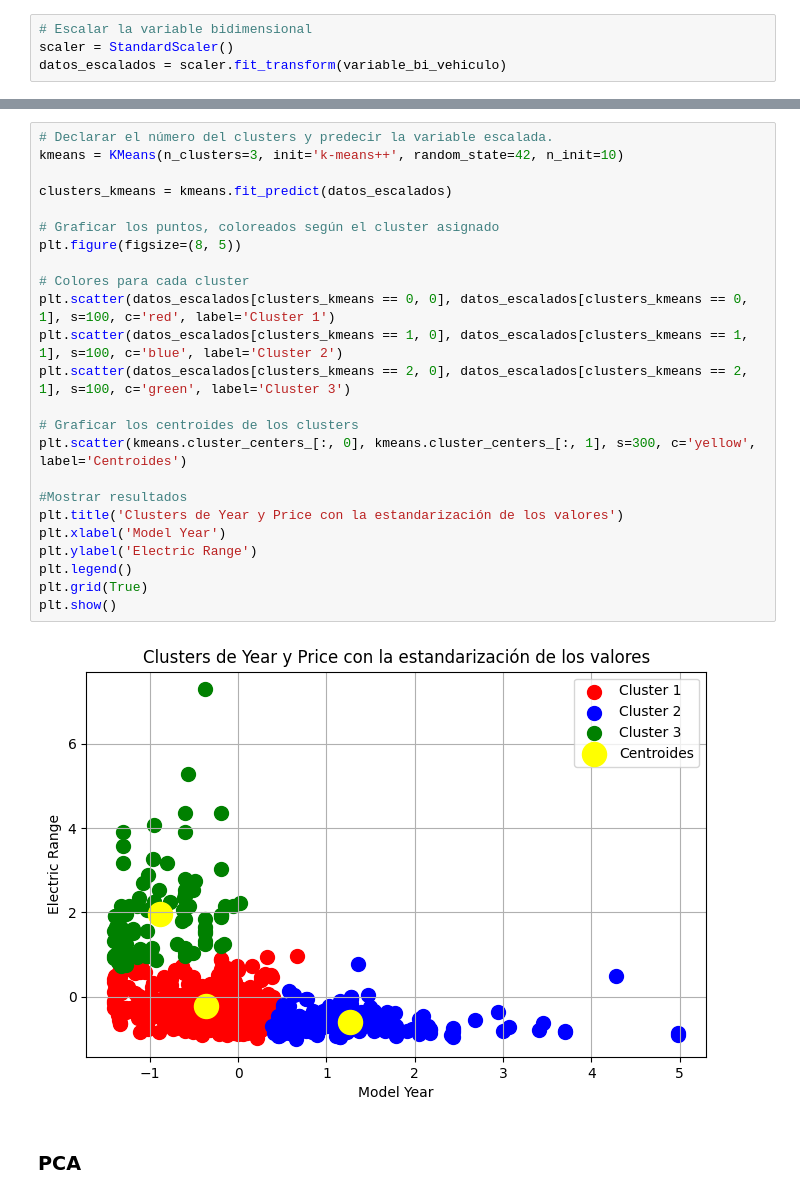
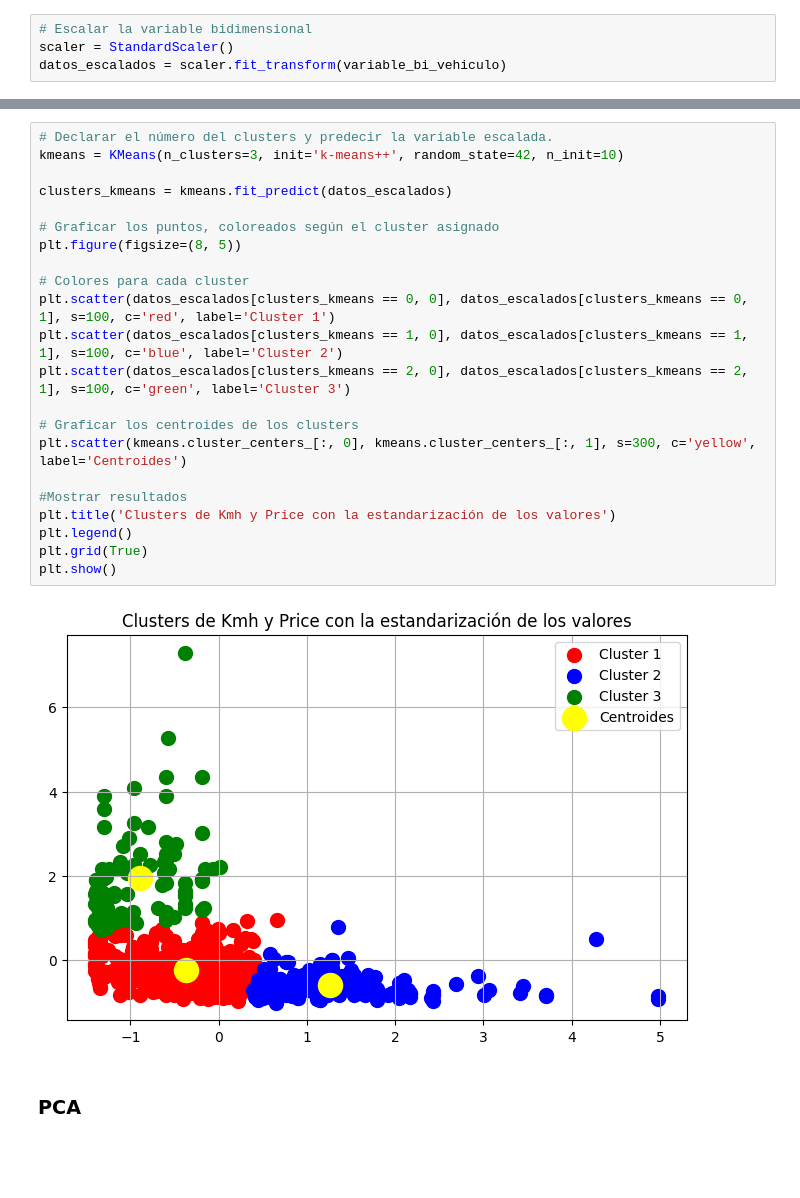
Before and after one commit to GerardoYael13/MineriaFinal, a Jupyter notebook: Proyecto_3P/PRO3_2.ipynb, the cells around one changed output, grey strips where cells are left out. Cells and saved outputs as stored; diff of their text form; blank space fills up the shorter version.

```diff
--- a/Proyecto_3P/PRO3_2.ipynb
+++ b/Proyecto_3P/PRO3_2.ipynb
@@ -223,29 +223,27 @@ plt.show()
 # %%
 # Declarar el número del clusters y predecir la variable escalada.
 kmeans = KMeans(n_clusters=3, init='k-means++', random_state=42, n_init=10)
 
 clusters_kmeans = kmeans.fit_predict(datos_escalados)
 
 # Graficar los puntos, coloreados según el cluster asignado
 plt.figure(figsize=(8, 5))
 
 # Colores para cada cluster
 plt.scatter(datos_escalados[clusters_kmeans == 0, 0], datos_escalados[clusters_kmeans == 0, 1], s=100, c='red', label='Cluster 1')
 plt.scatter(datos_escalados[clusters_kmeans == 1, 0], datos_escalados[clusters_kmeans == 1, 1], s=100, c='blue', label='Cluster 2')
 plt.scatter(datos_escalados[clusters_kmeans == 2, 0], datos_escalados[clusters_kmeans == 2, 1], s=100, c='green', label='Cluster 3')
 
 # Graficar los centroides de los clusters
 plt.scatter(kmeans.cluster_centers_[:, 0], kmeans.cluster_centers_[:, 1], s=300, c='yellow', label='Centroides')
 
 #Mostrar resultados
-plt.title('Clusters de Year y Price con la estandarización de los valores')
-plt.xlabel('Model Year')
-plt.ylabel('Electric Range')
+plt.title('Clusters de Kmh y Price con la estandarización de los valores')
 plt.legend()
 plt.grid(True)
 plt.show()
 # %% [output]
-[figure, old version]
+[figure, new version]
 # %% [markdown]
 ### PCA
 # %%
```
Also changed, not shown: parts of 15 cells of this notebook, 1 other file.
